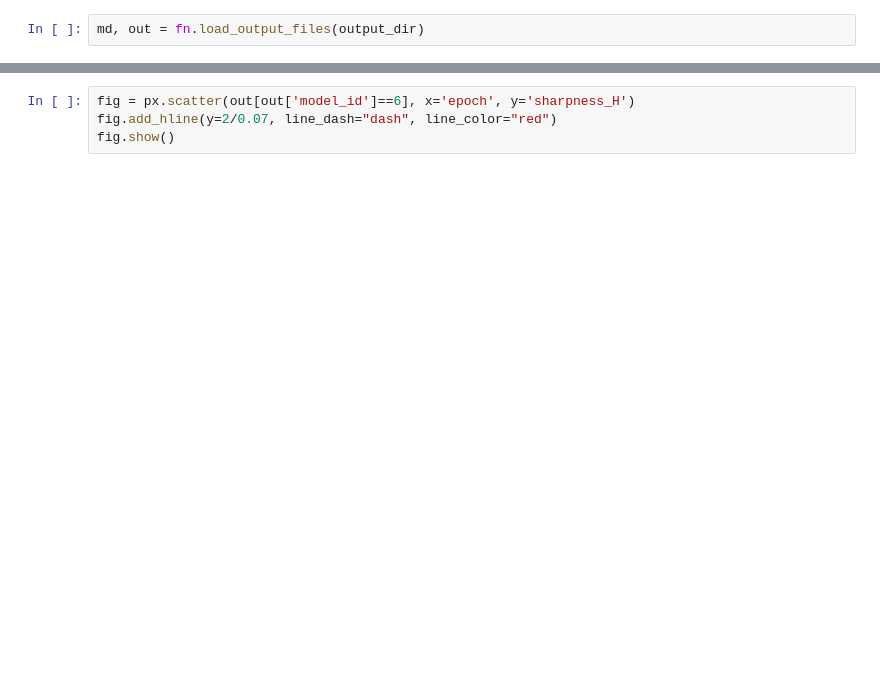
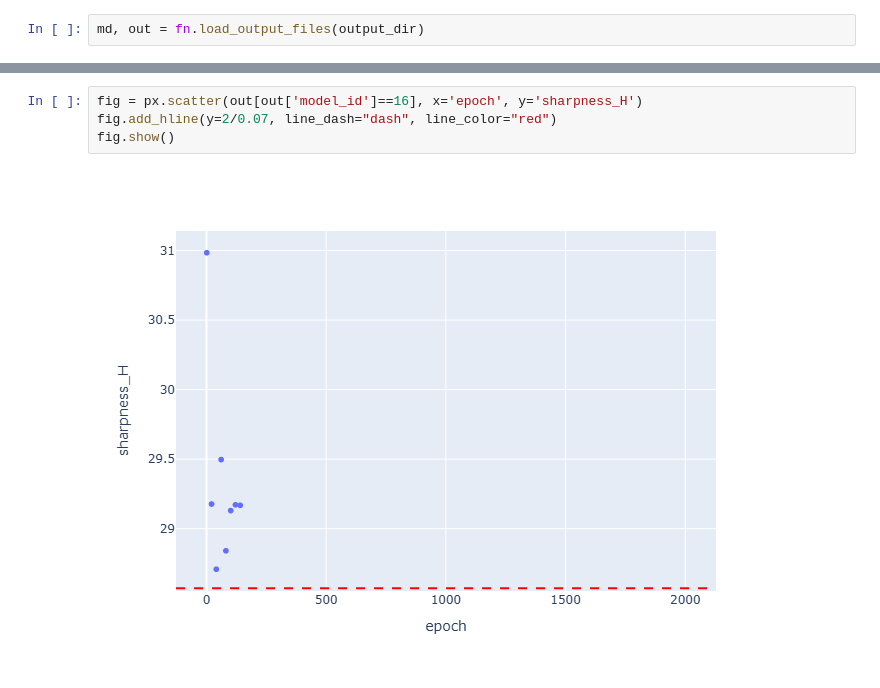
Before and after one commit to mfjacobsen/Investigating-NN-Optimizers, a Jupyter notebook: notebooks/eos_EC.ipynb, the cells around one changed output, grey strips where cells are left out. Drawn from its saved outputs; the diff is of its cells as text; blank space fills up the shorter version.

```diff
--- a/notebooks/eos_EC.ipynb
+++ b/notebooks/eos_EC.ipynb
@@ -157,5 +234,7 @@ fig.show()
 # %%
-fig = px.scatter(out[out['model_id']==6], x='epoch', y='sharpness_H')
+fig = px.scatter(out[out['model_id']==16], x='epoch', y='sharpness_H')
 fig.add_hline(y=2/0.07, line_dash="dash", line_color="red")
 fig.show()
+# %% [output]
+[figure, added]
 # %%
```
Also changed, not shown: parts of 11 cells of this notebook, 2 other files.
